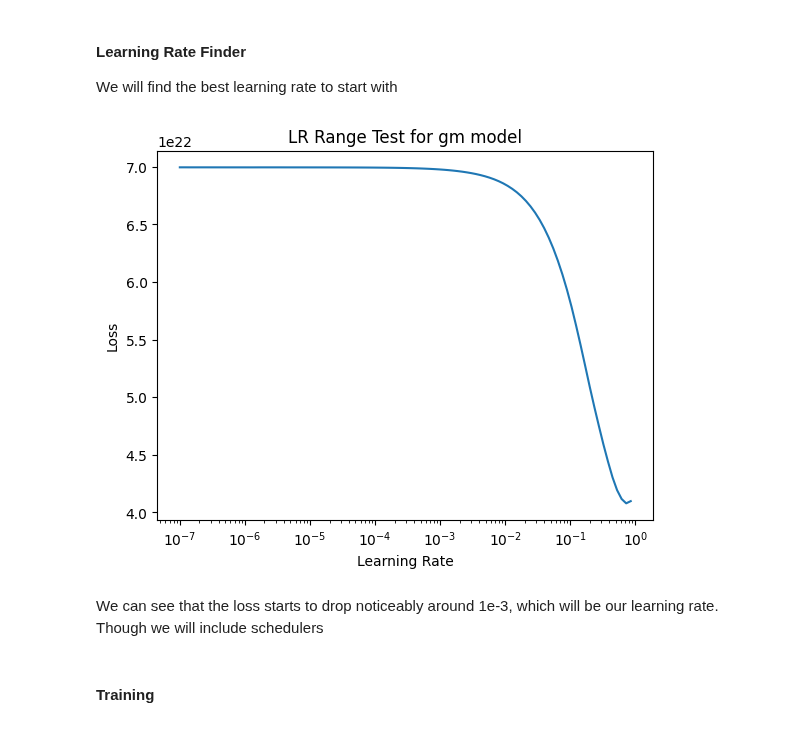
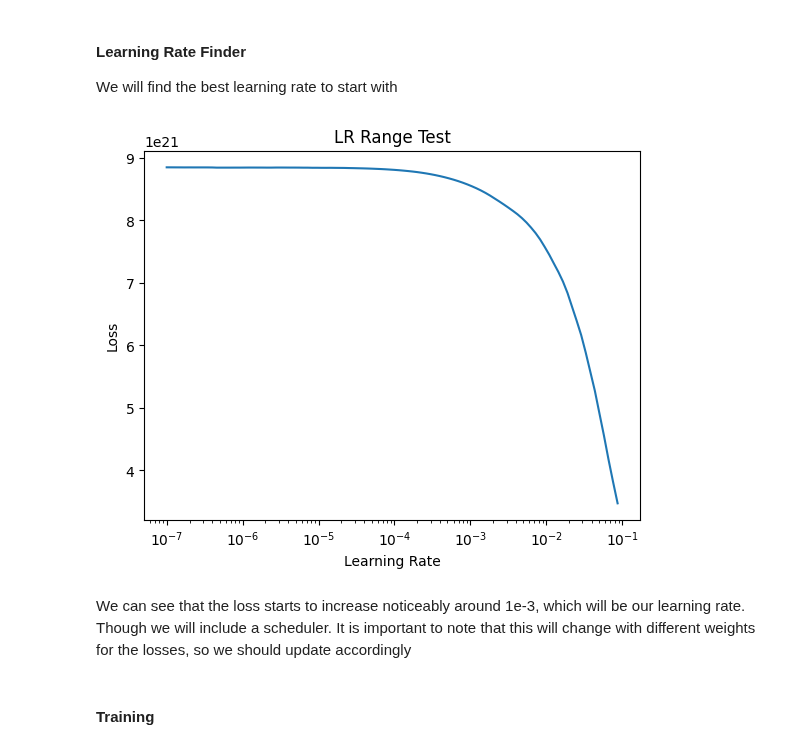
Before and after one commit to oduolaidrisA/Scientific-Machine-Learning-for-QEP, a Jupyter notebook: RqPINN_with_attention/rqpinn-harmonic-oscillator-potential.ipynb, the cells around one changed output. Saved outputs shown, nothing was run; the diff lists cells and outputs as text; code cells hidden in the pictures.

Commit message:
Updated pre-trainer checkpoint

```diff
--- a/RqPINN_with_attention/rqpinn-harmonic-oscillator-potential.ipynb
+++ b/RqPINN_with_attention/rqpinn-harmonic-oscillator-potential.ipynb
@@ -213,11 +193,10 @@ def common_train_step(NN,t0,tf,xbc,t_rand):
     Loss = torch.nn.MSELoss()
     #Getting the losses after each forward pass
     #We can also add the monotonicty loss
-    pde_loss = 300.0*Loss(L,torch.zeros_like(L))  #The scaled pde_loss
+    pde_loss = Loss(L,torch.zeros_like(L))  #The scaled pde_loss
     G = cosine_matrix(psi, t_rand)
-    cosine_loss = 10.0*frobenius_norm(G)
-    total_loss = pde_loss + cosine_loss
-    return total_loss, E
+    cosine_loss = frobenius_norm(G)
+    return pde_loss, cosine_loss, E
 # %%
 # Set up variables
 x_lhs = torch.tensor(t0 + (tf - t0)*lhs(1,col_pts)).view(-1,1).to(device).float()
@@ -225,37 +204,39 @@ x_lhs.requires_grad =True
 losses = []
 lrs = []
 
 start_lr = 1e-7
-end_lr = 1
+end_lr = 1e-1
 num_iter = 100
 lr_mult = (end_lr / start_lr) ** (1/num_iter)
 
 lr = start_lr
 
 for iteration in range(num_iter):
     optimizer_lr.param_groups[0]['lr'] = lr
 
     optimizer_lr.zero_grad()
-    loss, _ = common_train_step(model_lr,t0,tf,xbc,x_lhs)
+    pde_loss,cosine_loss, _ = common_train_step(model_lr,t0,tf,xbc,x_lhs)
+    loss = pde_loss + cosine_loss
     loss.backward()
 
     optimizer_lr.step()
 
     lrs.append(lr)
     losses.append(loss.item())
 
     lr *= lr_mult  # increase learning rate exponentially
 
 # Plot the result
 plt.plot(lrs, losses)
 plt.xscale('log')
 plt.xlabel('Learning Rate')
 plt.ylabel('Loss')
 plt.title('LR Range Test')
 plt.show()
 # %% [output]
-[figure, old version]
+[figure, new version]
 # %% [markdown]
-We can see that the loss starts to drop noticeably around 1e-3, which will be our learning rate. Though we will include schedulers
+We can see that the loss starts to increase noticeably around 1e-3, which will be our learning rate. Though we will include a scheduler.
+It is important to note that this will change with different weights for the losses, so we should update accordingly
 # %% [markdown]
 #### Training
```
Also changed, not shown: parts of 5 cells of this notebook, 2 other files.
